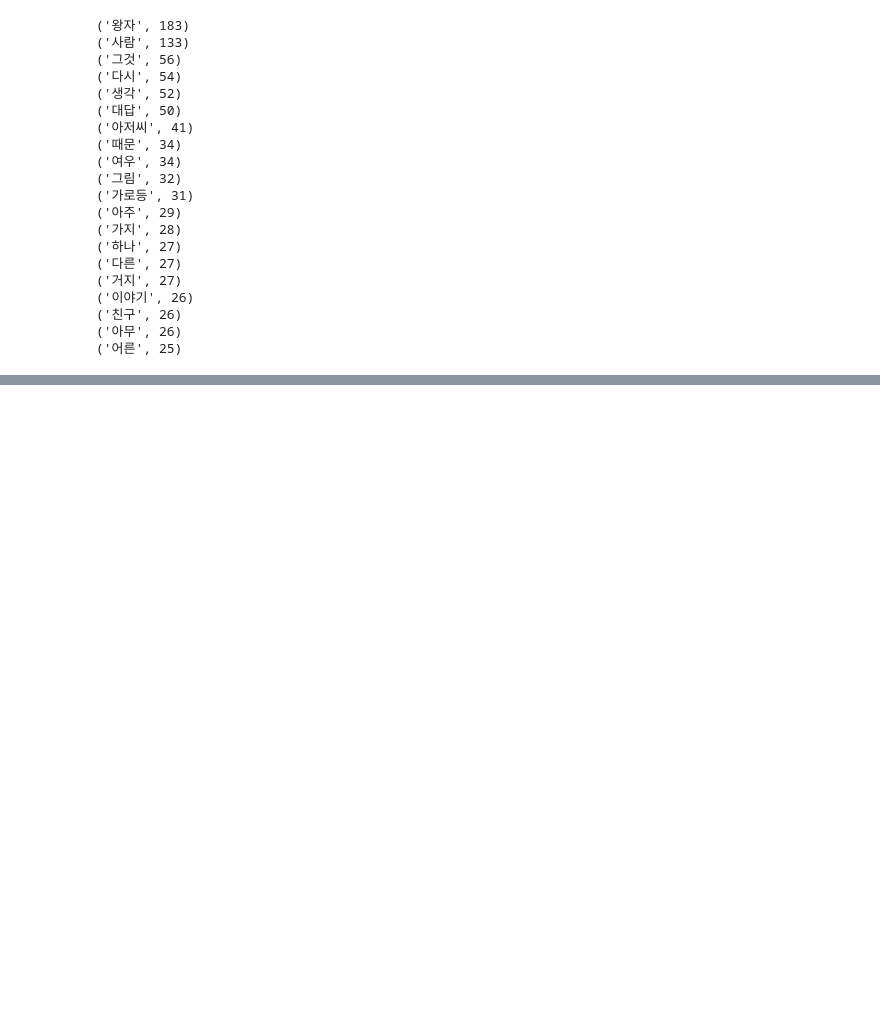
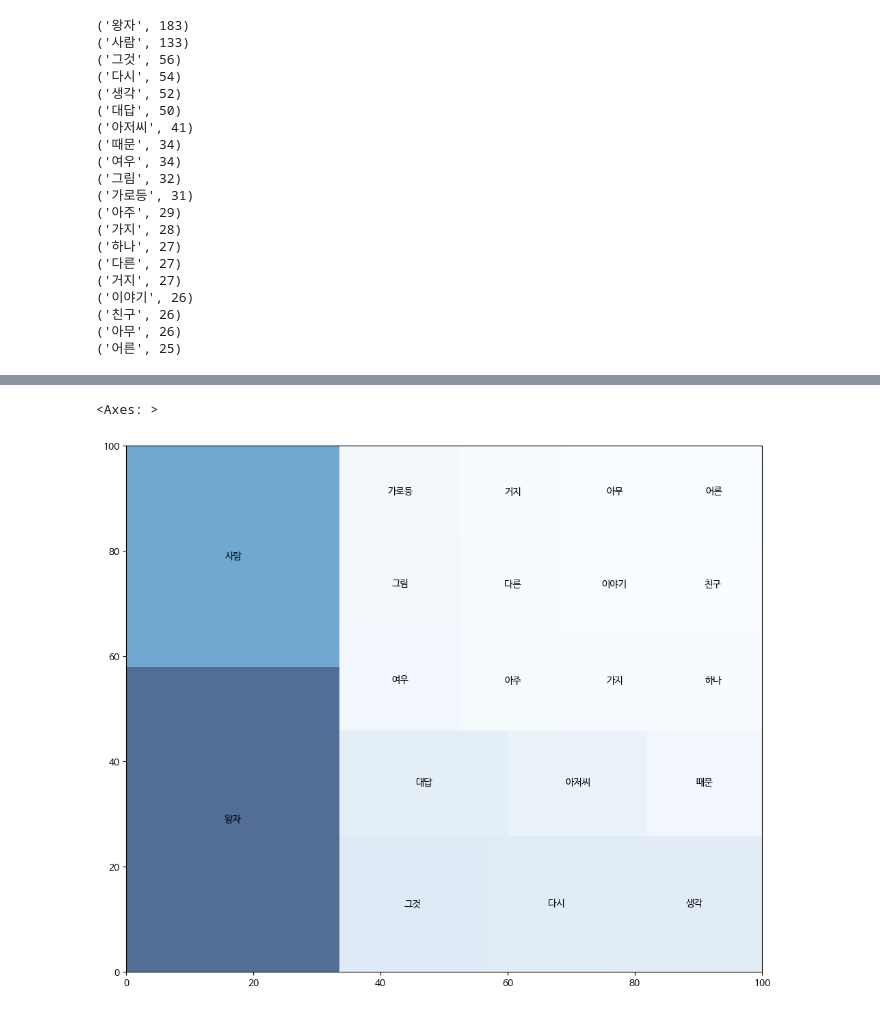
Before and after one commit to momopmkr/momo, a Jupyter notebook: 어린왕자_책_명사_빈도수_상위_20개_구하기_안은영_ipynb의_사본의_사본.ipynb, the cells around one changed output, grey strips where cells are left out. Drawn from its saved outputs; the diff is of its cells as text; code cells hidden in the pictures; blank space fills up the shorter version.

```diff
--- a/어린왕자_책_명사_빈도수_상위_20개_구하기_안은영_ipynb의_사본의_사본.ipynb
+++ b/어린왕자_책_명사_빈도수_상위_20개_구하기_안은영_ipynb의_사본의_사본.ipynb
@@ -120,0 +190,20 @@ wc.to_file(f'./sample_data/어린왕자_워드클라우드.png')
+# %%
+import squarify
+
+plt.figure(figsize=(12, 10))
+
+# 빈도값을 0~1까지 값을 갖도록 min-max 표준화
+norm = mpl.colors.Normalize(vmin=min(dict(noun_list).values()),
+                            vmax=max(dict(noun_list).values()))
+
+# 정규화된 값을 matplotlib의 cm(color map)에서 Blue 에 적용
+colors = [mpl.cm.Blues(norm(value)) for value in dict(noun_list).values()]
+
+# squarify 플랏생성(label 단어, 박스 크기는 빈도, 색깔르 cm.Blue, 투명도는 30%
+squarify.plot(label=dict(noun_list).keys(),
+              sizes=dict(noun_list).values(),
+              color=colors,
+              alpha=.7)
+# %% [output]
+<Axes: >
+[figure, added]
```
Also changed, not shown: parts of 10 cells of this notebook.
